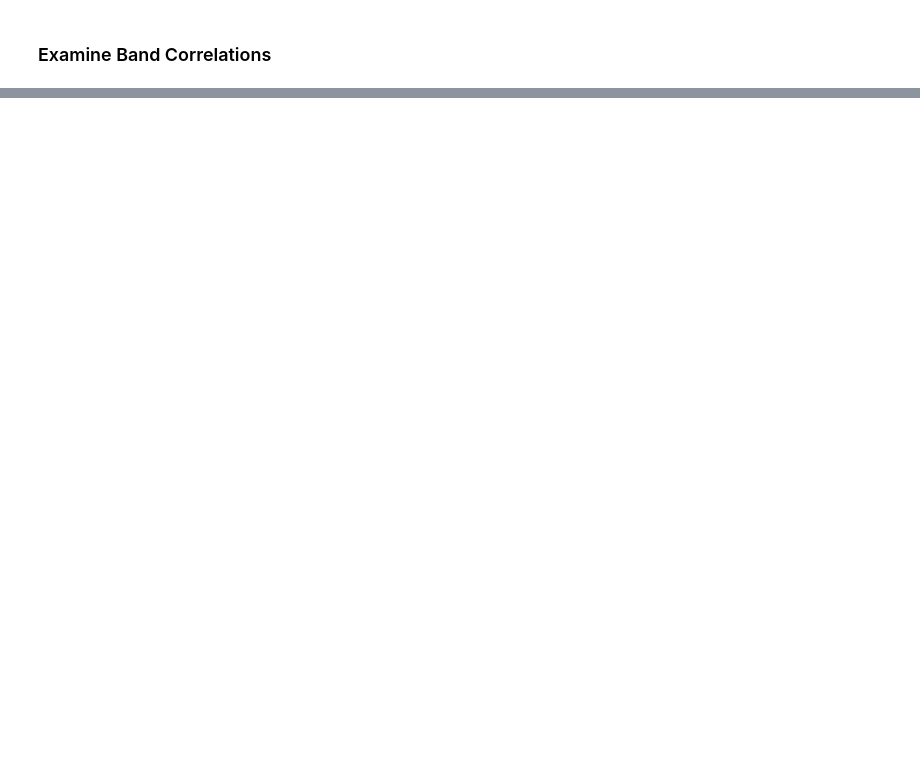
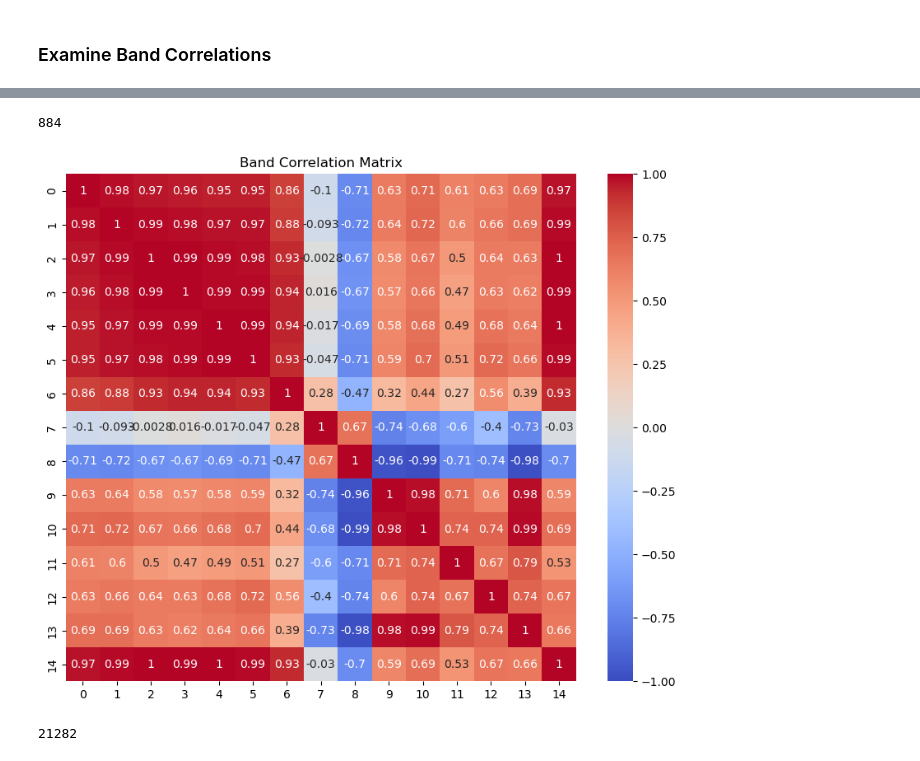
Before and after one commit to maxwellCcook/rooftop-mapping, a Jupyter notebook: code/00psscene-prep-DC.ipynb, the cells around one changed output, grey strips where cells are left out. Drawn from its saved outputs; the diff is of its cells as text; code cells hidden in the pictures; blank space fills up the shorter version.

```diff
--- a/code/00psscene-prep-DC.ipynb
+++ b/code/00psscene-prep-DC.ipynb
@@ -238,3 +349,12 @@ print(mnf_array)
+# %%
+del da, si_stack, da_mnf, da_mnf_
+gc.collect()
+# %% [output]
+884
 # %%
-del da_mnf, da_mnf_, filtered, cov_m, eigenvals, eigenvals_p
+out_png = os.path.join(maindir,'data-store/figures_output/FigX_band_correlationsV2.png')
+band_correlations(da_stack, out_png) # see __functions.py
 gc.collect()
+# %% [output]
+[figure, added]
+21282
```
Also changed, not shown: parts of 70 cells of this notebook, 3 other files.
